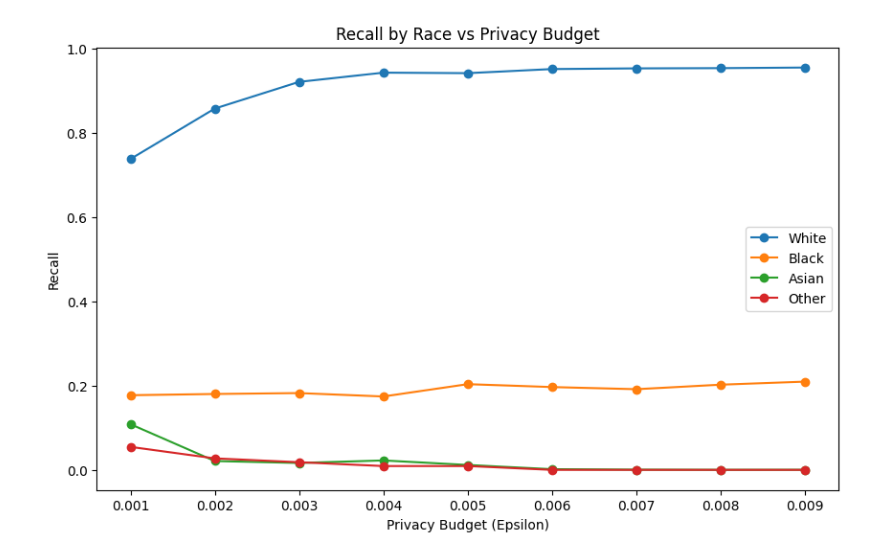
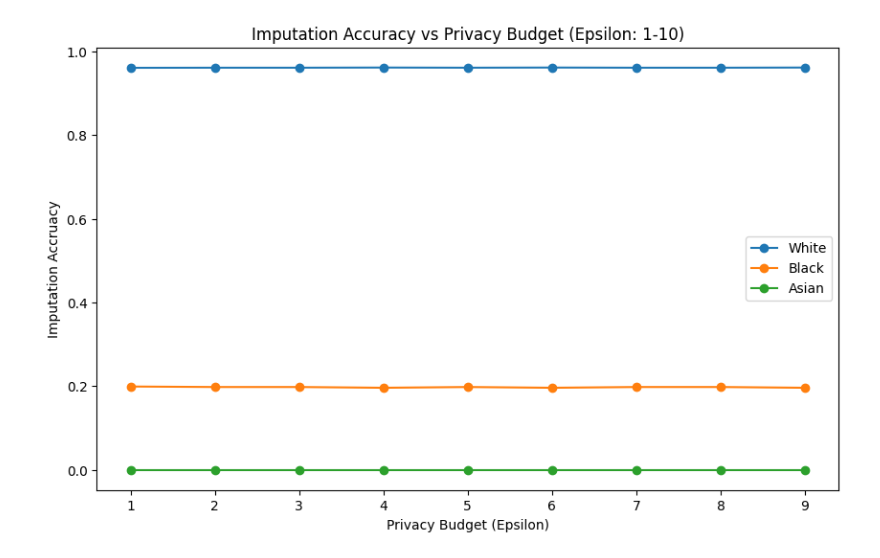
Before and after one commit to DingerDave/RobustFinalProject, a Jupyter notebook: visualize.ipynb, the cells around one changed output. Saved outputs shown, nothing was run; the diff lists cells and outputs as text; code cells hidden in the pictures.

```diff
--- a/visualize.ipynb
+++ b/visualize.ipynb
@@ -76,27 +130,22 @@ plt.show()
-# %%
-import matplotlib.pyplot as plt
-import numpy as np
-
-# Convert to numpy arrays
-black = np.array([0.17712373933281614, 0.18006529609516422, 0.1821825704680631, 0.1741175329712956, 0.20335531419705197, 0.19650245668476857, 0.19139513835014224, 0.20212697181277475, 0.20940005171967935])
-white = np.array([0.7374601178968343, 0.8571439867474786, 0.9205283612656316, 0.9423958123297475, 0.941193913012537, 0.9509316696516469, 0.952548698667236, 0.9531101121640909, 0.9545294603709282])
-asian = np.array([0.10846082624222918, 0.021030818746968827, 0.016357303469864644, 0.022397601516687977, 0.011683788192760461, 0.0016313213703099511, 0.00048498743441647196, 8.817953353026762e-05, 0.00022044883382566906])
-other = np.array([0.05454545454545454, 0.02727272727272727, 0.01818181818181818, 0.00909090909090909, 0.00909090909090909, 0.0, 0.0, 0.0, 0.0])
-
-plt.figure(figsize=(10, 6))
-plt.plot(epsilon_values, white, label='White', marker='o')
-plt.plot(epsilon_values, black, label='Black', marker='o')
-plt.plot(epsilon_values, asian, label='Asian', marker='o')
-plt.plot(epsilon_values, other, label='Other', marker='o')
-
-plt.xlabel('Privacy Budget (Epsilon)')
-plt.ylabel('Recall')
-plt.title('Recall by Race vs Privacy Budget')
-plt.grid(False)
-plt.legend()
-plt.show()
-
-# plt.savefig('recall_by_race.png', dpi=300, bbox_inches='tight')
-# plt.close()
-# %% [output]
-[figure, removed]
+# %%
+import matplotlib.pyplot as plt
+import numpy as np
+
+
+res = {'black': [0.19921773985001293, 0.19802172226532194, 0.19802172226532194, 0.19622769588828548, 0.19802172226532194, 0.19622769588828548, 0.19802172226532194, 0.19802172226532194, 0.19622769588828548], 'white': [0.9606022148157812, 0.9608552462509835, 0.9608552462509835, 0.9612545614846619, 0.9608552462509835, 0.9612545614846619, 0.9608552462509835, 0.9608552462509835, 0.9612545614846619], 'asian': [4.408976676513381e-05, 4.408976676513381e-05, 4.408976676513381e-05, 4.408976676513381e-05, 4.408976676513381e-05, 4.408976676513381e-05, 4.408976676513381e-05, 4.408976676513381e-05, 4.408976676513381e-05], 'Joint': [0.0, 0.0, 0.0, 0.0, 0.0, 0.0, 0.0, 0.0, 0.0], 'Native Hawaiian or Other Pacific Islander': [0.0, 0.0, 0.0, 0.0, 0.0, 0.0, 0.0, 0.0, 0.0], 'American Indian or Alaska Native': [0.0, 0.0, 0.0, 0.0, 0.0, 0.0, 0.0, 0.0, 0.0], '2 or more minority races': [0.0, 0.0, 0.0, 0.0, 0.0, 0.0, 0.0, 0.0, 0.0], 'other': [0.0, 0.0, 0.0, 0.0, 0.0, 0.0, 0.0, 0.0, 0.0]}
+epsilon_values = range(1, 10, 1)
+
+plt.figure(figsize=(10, 6))
+plt.plot(epsilon_values, res['white'], label='White', marker='o')
+plt.plot(epsilon_values, res['black'], label='Black', marker='o')
+plt.plot(epsilon_values, res['asian'], label='Asian', marker='o')
+# plt.plot(epsilon_values, other, label='Other', marker='o')
+
+plt.xlabel('Privacy Budget (Epsilon)')
+plt.ylabel('Imputation Accruacy')
+plt.title('Imputation Accuracy vs Privacy Budget (Epsilon: 1-10)')
+plt.grid(False)
+plt.legend()
+plt.show()
+# %% [output]
+[figure, added]
```
Also changed, not shown: parts of 9 cells of this notebook, 8 other files.
